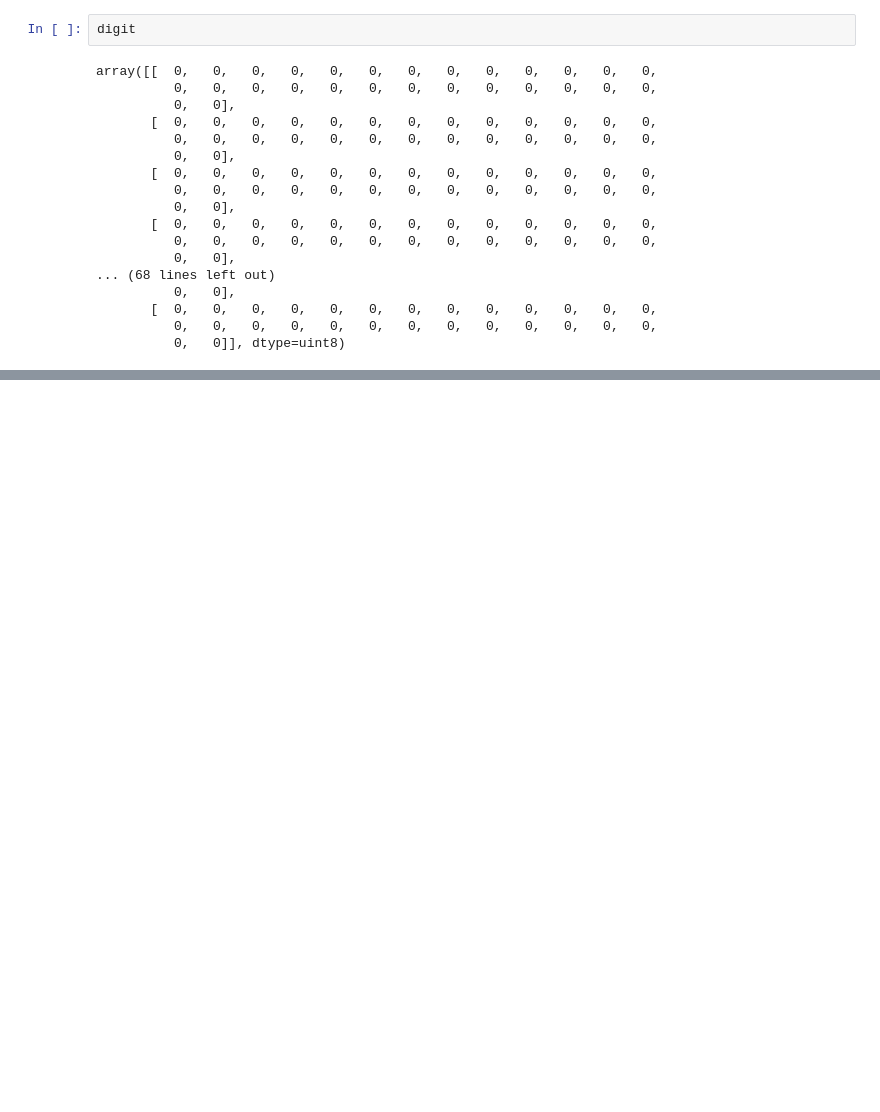
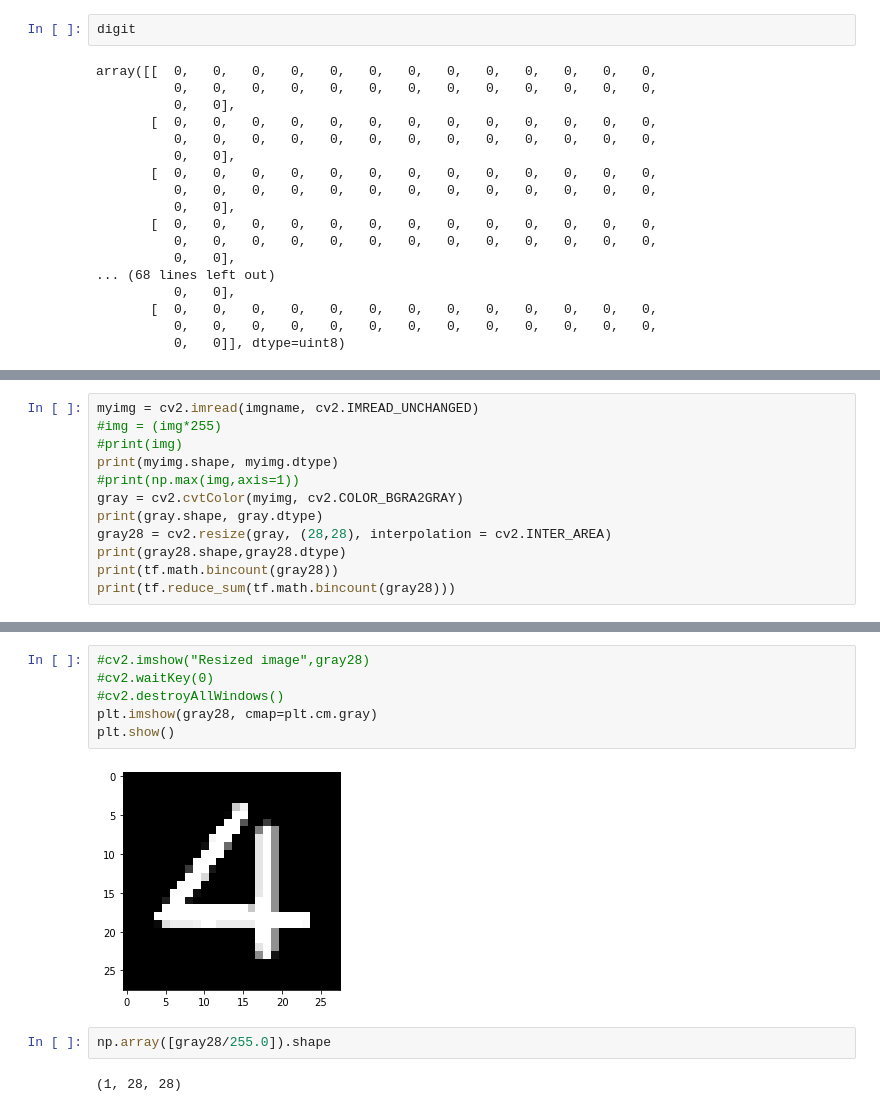
Before and after one commit to hjy1210/tensor-practice, a Jupyter notebook: Beginner.ipynb, the cells around one changed output, grey strips where cells are left out. Cells and saved outputs as stored; diff of their text form; blank space fills up the shorter version.

```diff
--- a/Beginner.ipynb
+++ b/Beginner.ipynb
@@ -134,0 +247,12 @@ for i in range(10):
+# %%
+myimg = cv2.imread(imgname, cv2.IMREAD_UNCHANGED)
+#img = (img*255)
+#print(img)
+print(myimg.shape, myimg.dtype)
+#print(np.max(img,axis=1))
+gray = cv2.cvtColor(myimg, cv2.COLOR_BGRA2GRAY)
+print(gray.shape, gray.dtype)
+gray28 = cv2.resize(gray, (28,28), interpolation = cv2.INTER_AREA)
+print(gray28.shape,gray28.dtype)
+print(tf.math.bincount(gray28))
+print(tf.reduce_sum(tf.math.bincount(gray28)))
@@ -134,0 +280,12 @@ for i in range(10):
+# %%
+#cv2.imshow("Resized image",gray28)
+#cv2.waitKey(0)
+#cv2.destroyAllWindows()
+plt.imshow(gray28, cmap=plt.cm.gray)
+plt.show()
+# %% [output]
+[figure, added]
+# %%
+np.array([gray28/255.0]).shape
+# %% [output]
+(1, 28, 28)
```
Also changed, not shown: parts of 30 cells of this notebook, 59 other files.
